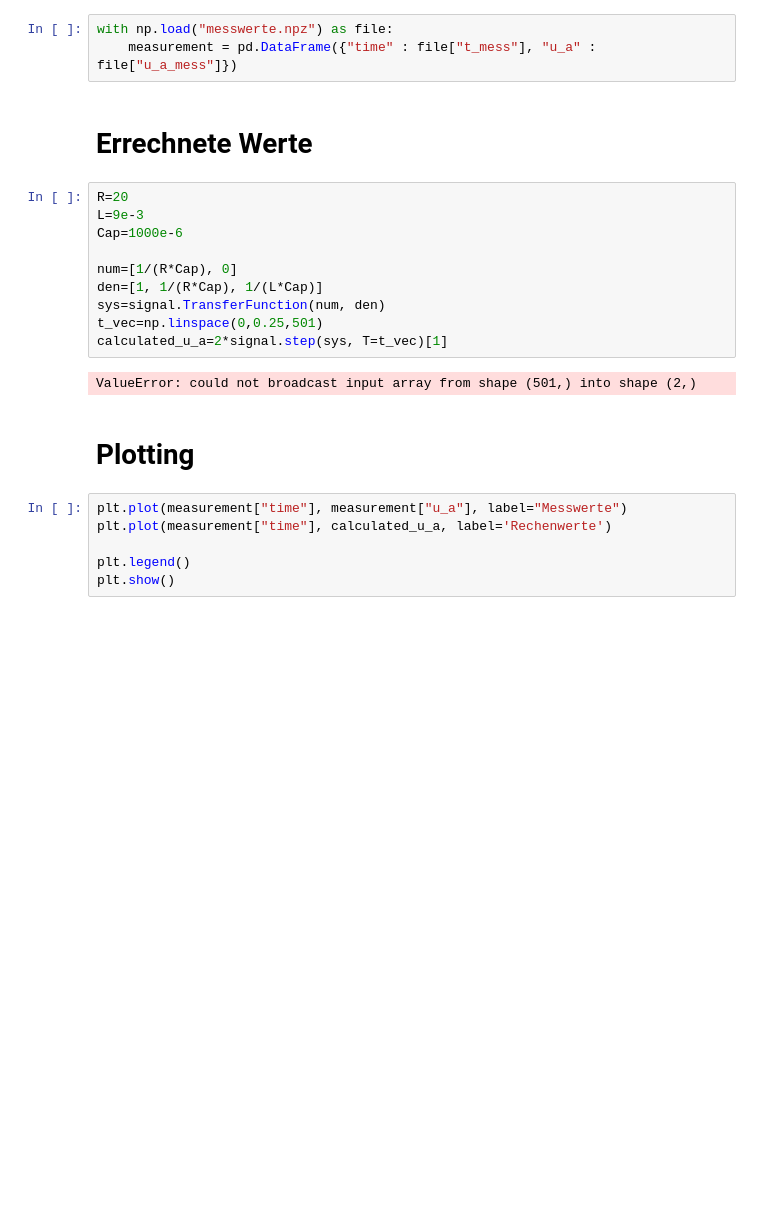
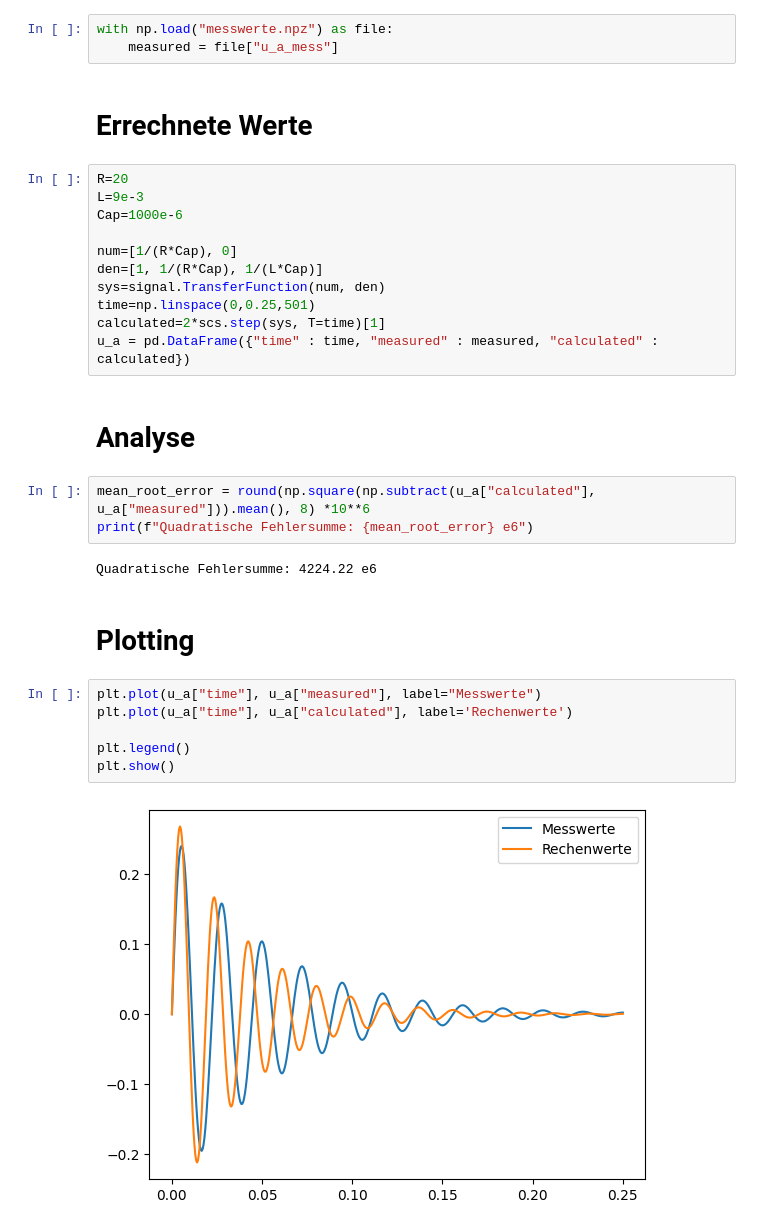
Before and after one commit to JaxRaffnix/Modellbildung-Simulation, a Jupyter notebook: Uebung7/aufgabe1.ipynb, the cells around one changed output. Saved outputs shown, nothing was run; the diff lists cells and outputs as text; blank space fills up the shorter version.

Commit message:
merged data to 1 dataframe

```diff
--- a/Uebung7/aufgabe1.ipynb
+++ b/Uebung7/aufgabe1.ipynb
@@ -7,7 +7,7 @@ from scipy import signal
 # Gemessene Werte
 # %%
 with np.load("messwerte.npz") as file:
-    measurement = pd.DataFrame({"time" : file["t_mess"], "u_a" : file["u_a_mess"]})
+    measured = file["u_a_mess"]
 # %% [markdown]
 # Errechnete Werte
 # %%
@@ -18,15 +18,23 @@ Cap=1000e-6
 num=[1/(R*Cap), 0]
 den=[1, 1/(R*Cap), 1/(L*Cap)]
 sys=signal.TransferFunction(num, den)
-t_vec=np.linspace(0,0.25,501)
-calculated_u_a=2*signal.step(sys, T=t_vec)[1]
+time=np.linspace(0,0.25,501)
+calculated=2*scs.step(sys, T=time)[1]
+u_a = pd.DataFrame({"time" : time, "measured" : measured, "calculated" : calculated})
-# %% [output]
-ValueError: could not broadcast input array from shape (501,) into shape (2,)
+# %% [markdown]
+# Analyse
+# %%
+mean_root_error = round(np.square(np.subtract(u_a["calculated"], u_a["measured"])).mean(), 8) *10**6
+print(f"Quadratische Fehlersumme: {mean_root_error} e6")
+# %% [output]
+Quadratische Fehlersumme: 4224.22 e6
 # %% [markdown]
 # Plotting
 # %%
-plt.plot(measurement["time"], measurement["u_a"], label="Messwerte")
-plt.plot(measurement["time"], calculated_u_a, label='Rechenwerte')
+plt.plot(u_a["time"], u_a["measured"], label="Messwerte")
+plt.plot(u_a["time"], u_a["calculated"], label='Rechenwerte')
 
 plt.legend()
 plt.show()
+# %% [output]
+[figure, added]
```
Also changed, not shown: parts of 1 cell of this notebook.
